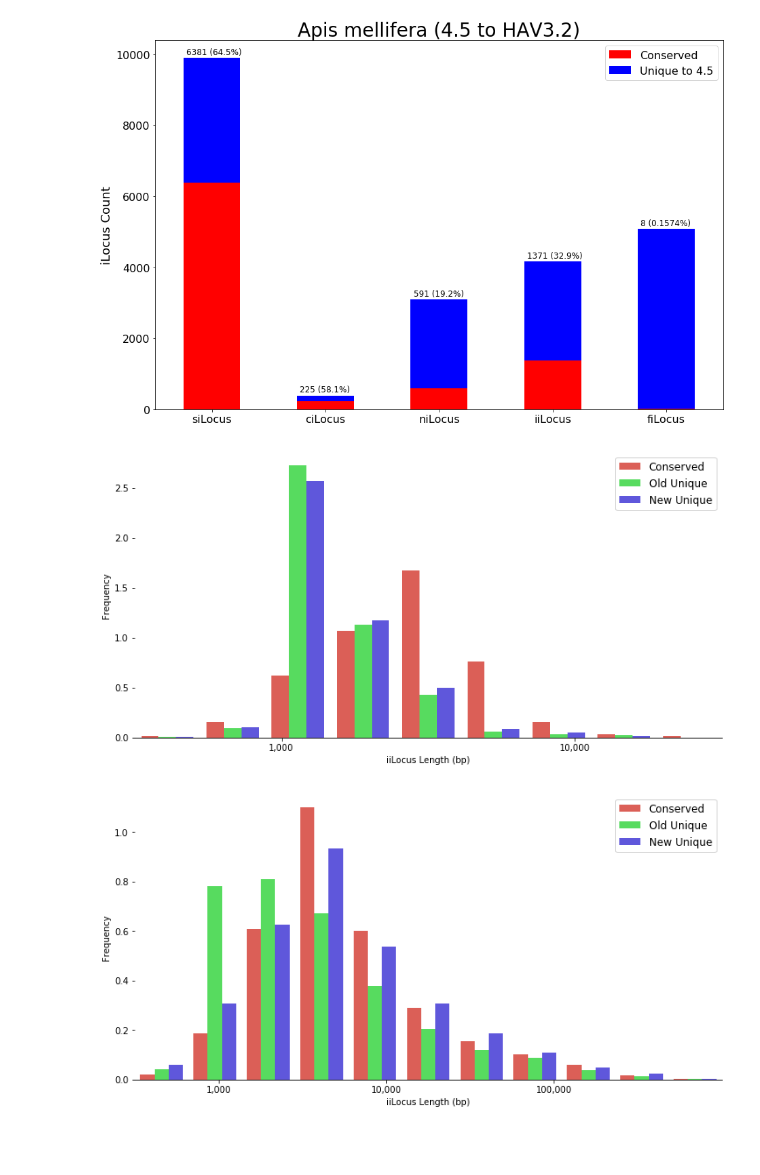
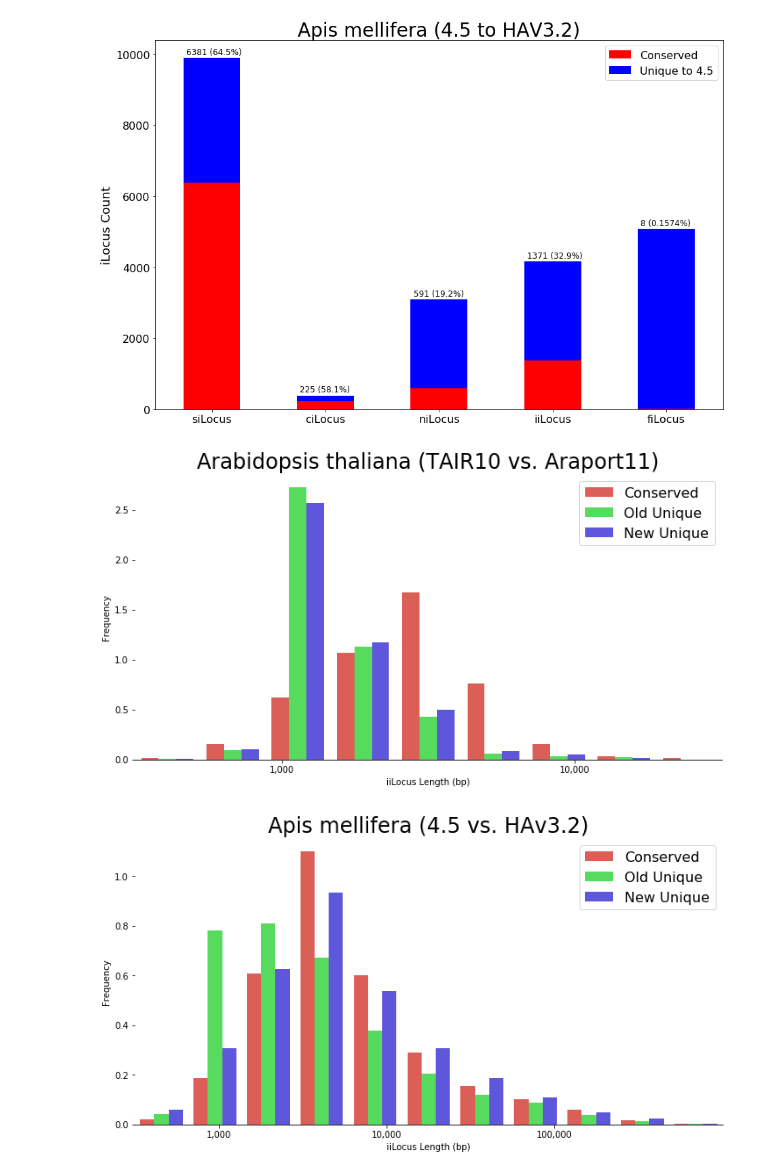
Before and after one commit to BrendelGroup/IntervalLoci, a Jupyter notebook: compare/comparison_plots.ipynb, the cells around one changed output. Drawn from its saved outputs; the diff is of its cells as text; code cells hidden in the pictures; blank space fills up the shorter version.

Commit message:
Added titles to new plots

```diff
--- a/compare/comparison_plots.ipynb
+++ b/compare/comparison_plots.ipynb
@@ -10,7 +10,7 @@ import seaborn
 def draw_hist(alldata, numbins=25, mybins=None, density=False, stacked=False,
               xlabel=None, xlim=None, xticks=None, xticklabs=None,
               ylabel=None, ylim=None, yticks=None, yticklabs=None,
-              palette=None):
+              palette=None, Title=None):
     if not mybins:
         mybins = numbins
         if xlim:
@@ -36,12 +36,15 @@ def draw_hist(alldata, numbins=25, mybins=None, density=False, stacked=False,
         _ = ax.set_xlim(xlim[0], xlim[1])
     if ylim:
         _ = ax.set_ylim(ylim[0], ylim[1])
-    _ = ax.legend(loc='upper right', ncol=1, fontsize=12)
-
+    _ = ax.legend(loc='upper right', ncol=1, fontsize=16)
     # Cleanup
     seaborn.despine(left=True)
-    _ = matplotlib.pyplot.title("")
-    _ = matplotlib.pyplot.suptitle("")
+    if Title is not None:
+        _ = matplotlib.pyplot.title(Title, fontsize=24)
+        _ = matplotlib.pyplot.suptitle("")
+    else:
+        _ = matplotlib.pyplot.title("")
+        _ = matplotlib.pyplot.suptitle("")
 # %%
 status = ['Conserved','Unique to TAIR10']
 iloci = ['siLocus', 'ciLocus', 'niLocus', 'iiLocus', 'fiLocus']
@@ -130,12 +133,13 @@ At11_unique = At11.loc[(At11.LocusId.isin(unique_new))]
 data = [Atha_conserved['LogLength'], Atha_unique['LogLength'], At11_unique['LogLength']]
 # %%
 seaborn.set_context({"figure.figsize": (12, 6)})
-draw_hist(data, ylabel='Frequency', numbins=10, density=True,
+plot = draw_hist(data, ylabel='Frequency', numbins=10, density=True,
           palette=seaborn.color_palette("hls", len(data)),
           xlabel='iiLocus Length (bp)', xlim=(2.5, 4.5),
-          xticks=(3,4), xticklabs=('1,000', '10,000'))
+          xticks=(3,4), xticklabs=('1,000', '10,000'),
+         Title="Arabidopsis thaliana (TAIR10 vs. Araport11)")
 # %% [output]
-[figure, old version]
+[figure, new version]
 # %%
 with open('Amel/Amel-conserved','rb') as f:
     rel = pickle.load(f)
@@ -164,6 +168,7 @@ data = [Amel_conserved['LogLength'], Amel_unique['LogLength'], Amh3_unique['LogL
 draw_hist(data, ylabel='Frequency', numbins=12, density=True,
           palette=seaborn.color_palette("hls", len(data)),
           xlabel='iiLocus Length (bp)', xlim=(2.5, 6),
-          xticks=(3,4,5), xticklabs=('1,000', '10,000', '100,000'))
+          xticks=(3,4,5), xticklabs=('1,000', '10,000', '100,000'),
+         Title="Apis mellifera (4.5 vs. HAv3.2)")
 # %% [output]
-[figure, old version]
+[figure, new version]
```
